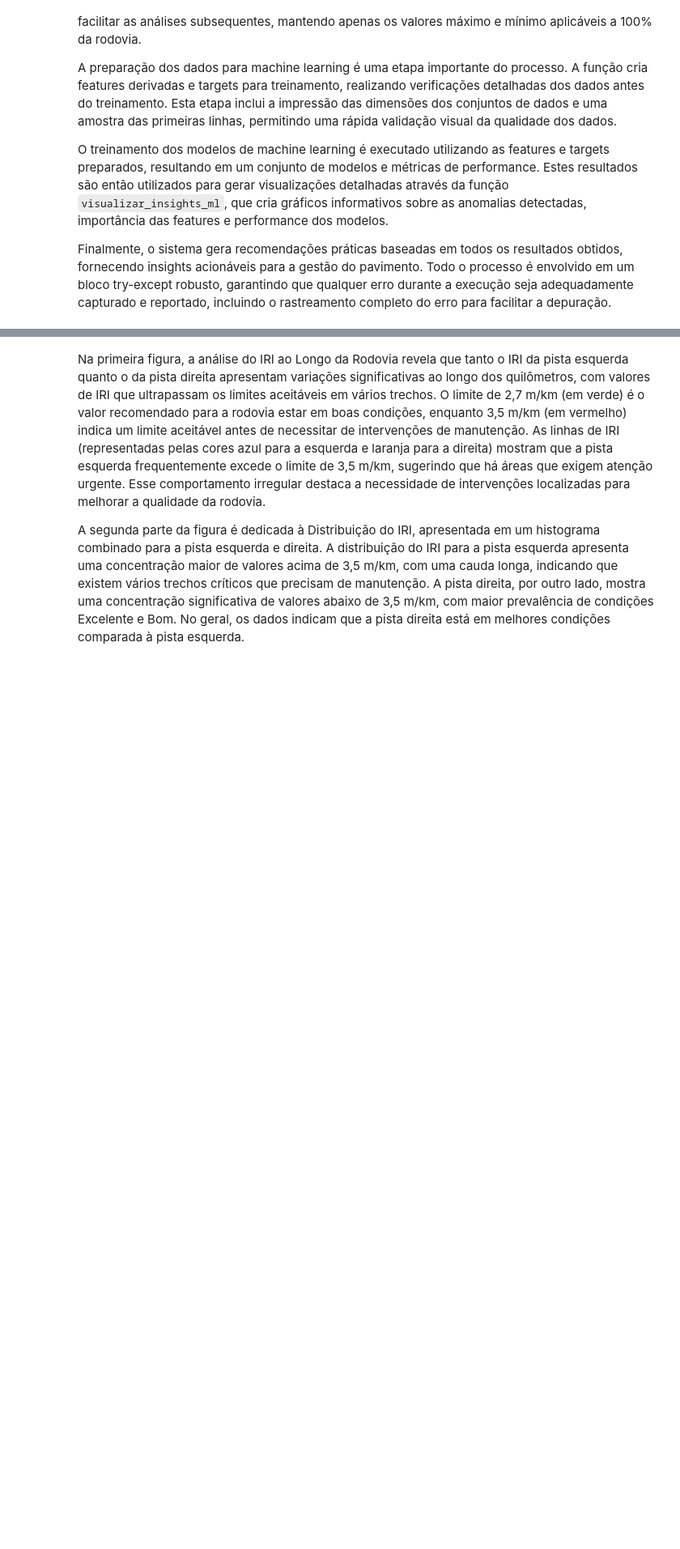
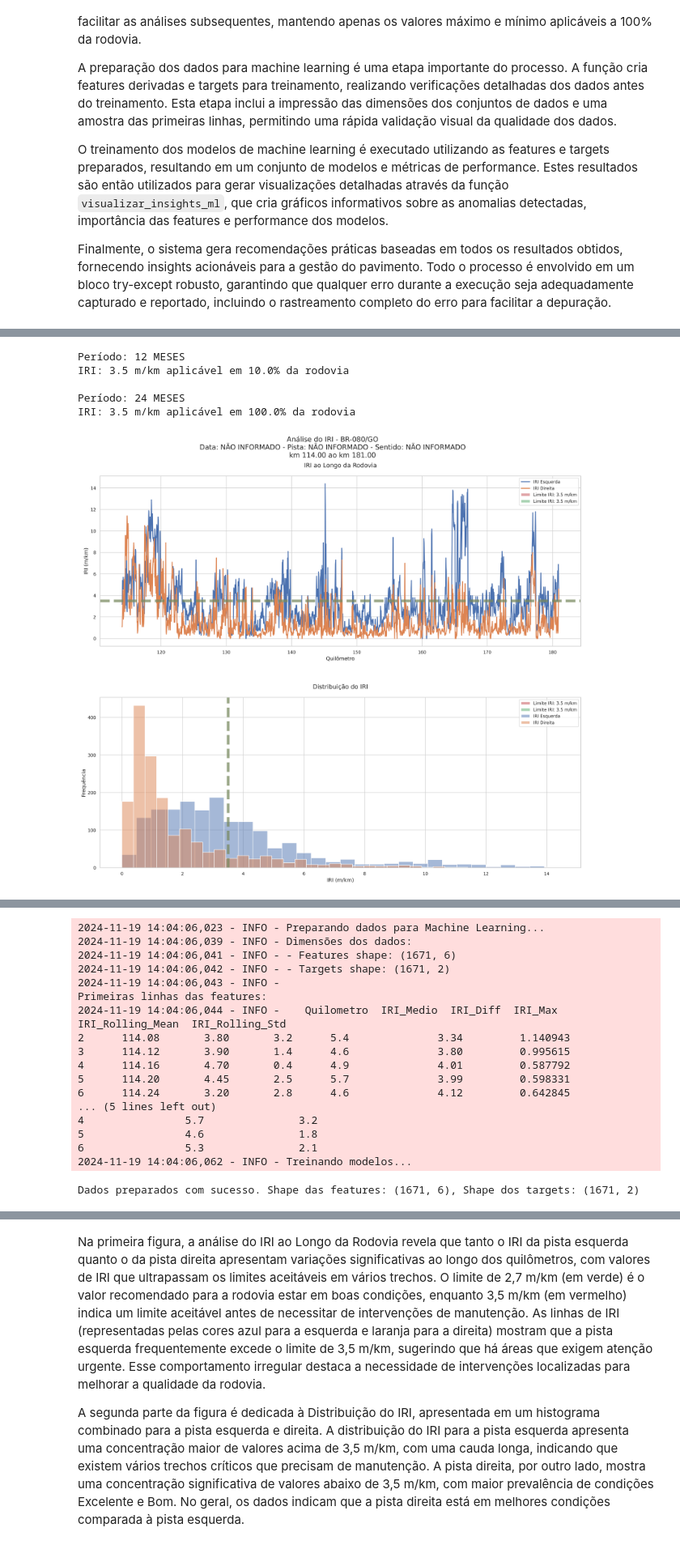
Before and after one commit to romulobrito/Analise-IRI, a Jupyter notebook: notebooks/puc_ml_spt1.ipynb, the cells around one changed output, grey strips where cells are left out. Shown at 81% size. Cells and saved outputs as stored; diff of their text form; code cells hidden in the pictures; blank space fills up the shorter version.

```diff
--- a/notebooks/puc_ml_spt1.ipynb
+++ b/notebooks/puc_ml_spt1.ipynb
@@ -1354,11 +1354,11 @@ if __name__ == "__main__":
 
         if IN_COLAB:
             # Clonar o repositório
-            !git clone https://github.com/romulomenezesjr/mvp_spt1_puc.git
+            !git clone https://github.com/romulobrito/Analise-IRI.git
 
             # Atualizar PROJECT_ROOT para o diretório do projeto clonado
             global PROJECT_ROOT
-            PROJECT_ROOT = Path('/content/mvp_spt1_puc')
+            PROJECT_ROOT = Path('/content/Analise-IRI')
 
             # Definir diretório de dados
             data_dir = PROJECT_ROOT / "data"
@@ -1505,0 +1512,6 @@ Extraindo texto do PDF...
+Período: 12 MESES
+IRI: 3.5 m/km aplicável em 10.0% da rodovia
+
+Período: 24 MESES
+IRI: 3.5 m/km aplicável em 100.0% da rodovia
+[figure, added]
@@ -1505,0 +1519,18 @@ Extraindo texto do PDF...
+2024-11-19 14:04:06,023 - INFO - Preparando dados para Machine Learning...
+2024-11-19 14:04:06,039 - INFO - Dimensões dos dados:
+2024-11-19 14:04:06,041 - INFO - - Features shape: (1671, 6)
+2024-11-19 14:04:06,042 - INFO - - Targets shape: (1671, 2)
+2024-11-19 14:04:06,043 - INFO -
+Primeiras linhas das features:
+2024-11-19 14:04:06,044 - INFO -    Quilometro  IRI_Medio  IRI_Diff  IRI_Max  IRI_Rolling_Mean  IRI_Rolling_Std
+2      114.08       3.80       3.2      5.4              3.34         1.140943
+3      114.12       3.90       1.4      4.6              3.80         0.995615
+4      114.16       4.70       0.4      4.9              4.01         0.587792
+5      114.20       4.45       2.5      5.7              3.99         0.598331
+6      114.24       3.20       2.8      4.6              4.12         0.642845
+... (5 lines left out)
+4                5.7               3.2
+5                4.6               1.8
+6                5.3               2.1
+2024-11-19 14:04:06,062 - INFO - Treinando modelos...
+Dados preparados com sucesso. Shape das features: (1671, 6), Shape dos targets: (1671, 2)
```
Also changed, not shown: parts of 1 cell of this notebook.
